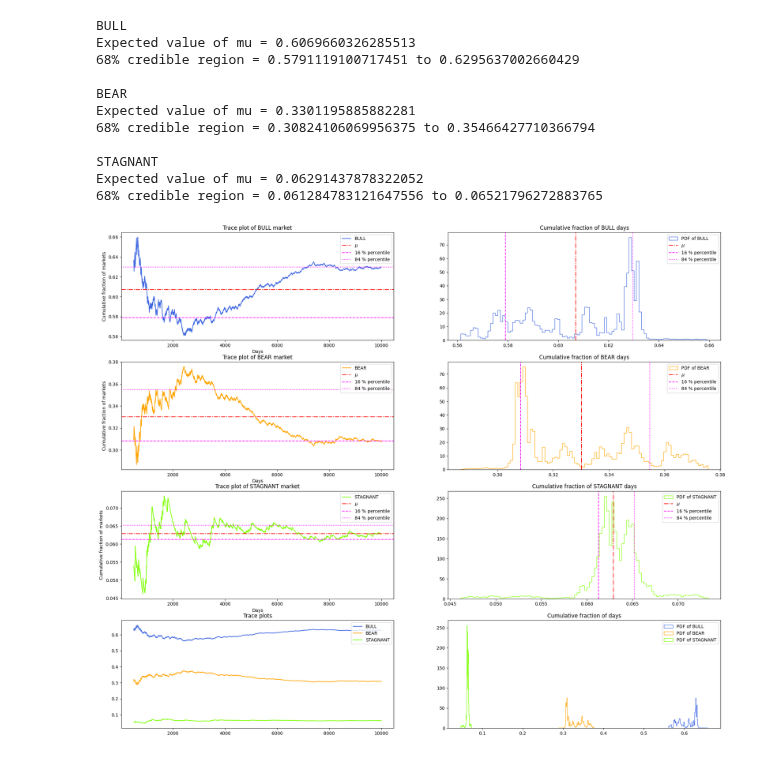
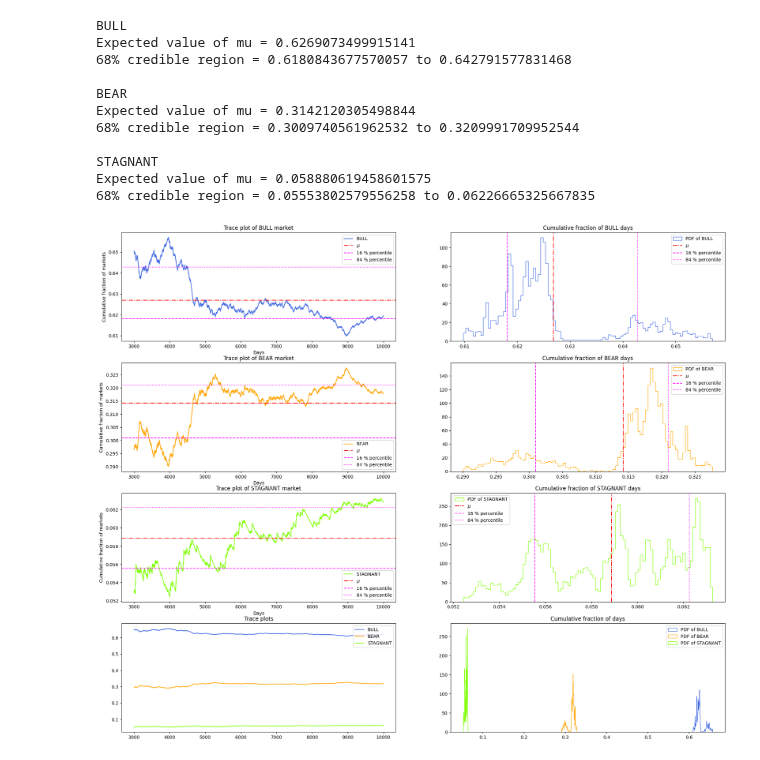
Before and after one commit to F3Solid/astrostatistics_bicocca_2024_exercises, a Jupyter notebook: L10/stock_market_analogy.ipynb, the cells around one changed output. Drawn from its saved outputs; the diff is of its cells as text; code cells hidden in the pictures.

```diff
--- a/L10/stock_market_analogy.ipynb
+++ b/L10/stock_market_analogy.ipynb
@@ -155,7 +155,7 @@ fig, ax = plt.subplots(n_rows, n_cols, figsize=(24,20))
 
 # Index of days from which the plots start
 # We want to discard initial indexes where we are dominated by the initial conditions
-start_index = 500
+start_index = 3000
 
 # estimators[weather_index][estimator]
 # estimator: 0, 1, 2 (mu, lower, upper, MAP) where 'lower' and 'upper' are
@@ -217,37 +217,37 @@ for i in market_indexes:
                          label=estimators_names[j],
                          ls=estimators_styles[j])
 
     ax[n_rows-1][1].hist(cumulative_markets[i][start_index:],
                          nbins,
                          color=market_colors[i],
                          density=True,
                          label="PDF of "+market_list[i].upper(),
                          histtype='step')
 
     ax[i][1].legend()
 
     # Printing estimators
     print(market_list[i].upper())
     print("Expected value of mu = " + str(estimators[i][0]))
     print("68% credible region = " + str(estimators[i][1]) + " to " + str(estimators[i][2]) + "\n")
 
 ax[n_rows-1][0].set_title("Trace plots")
 ax[n_rows-1][1].set_title("Cumulative fraction of days")
 
 ax[n_rows-1][0].legend()
 ax[n_rows-1][1].legend()
 
 plt.show()
 # %% [output]
 BULL
-Expected value of mu = 0.6069660326285513
-68% credible region = 0.5791119100717451 to 0.6295637002660429
+Expected value of mu = 0.6269073499915141
+68% credible region = 0.6180843677570057 to 0.642791577831468
 
 BEAR
-Expected value of mu = 0.3301195885882281
-68% credible region = 0.30824106069956375 to 0.35466427710366794
+Expected value of mu = 0.3142120305498844
+68% credible region = 0.3009740561962532 to 0.3209991709952544
 
 STAGNANT
-Expected value of mu = 0.06291437878322052
-68% credible region = 0.061284783121647556 to 0.06521796272883765
+Expected value of mu = 0.058880619458601575
+68% credible region = 0.05553802579556258 to 0.06226665325667835
-[figure, old version]
+[figure, new version]
```
Also changed, not shown: parts of 1 cell of this notebook, 1 other file.
